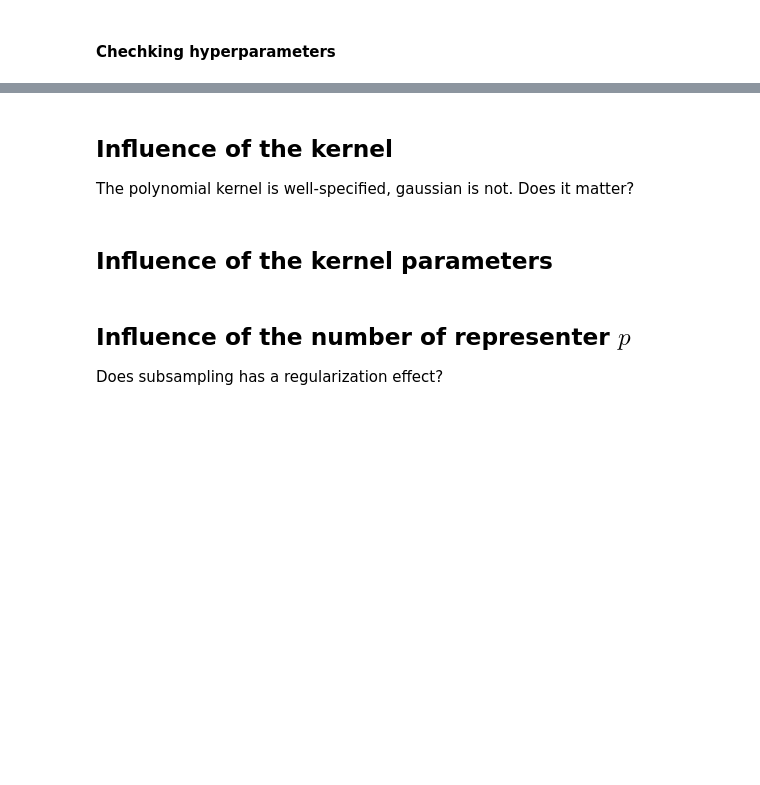
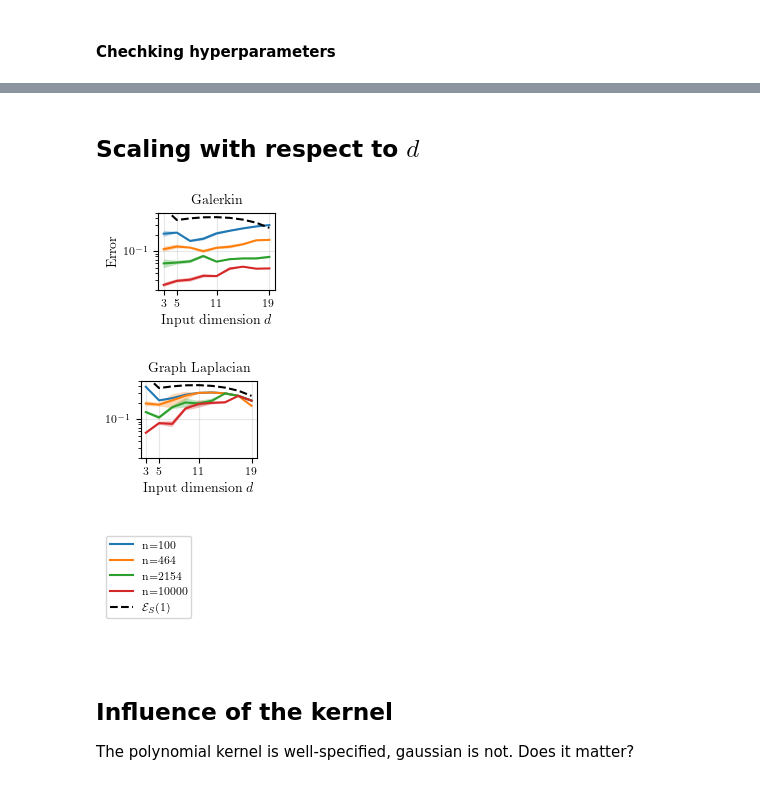
Before and after one commit to VivienCabannes/laplacian, a Jupyter notebook: grid/grid_res.ipynb, the cells around one changed output, grey strips where cells are left out. Saved outputs shown, nothing was run; the diff lists cells and outputs as text; code cells hidden in the pictures; blank space fills up the shorter version.

```diff
--- a/grid/grid_res.ipynb
+++ b/grid/grid_res.ipynb
@@ -228,19 +239,0 @@ for name in ['galerkin', 'graph_laplacian', 'graph_laplacian_special']:
-# %%
-for name in ['graph_laplacian']:
-    if name == 'graph_laplacian':
-        df = graph_lap_best
-    elif name == 'graph_laplacian_special':
-        df = graph_lap_special_best
-
-    fig, ax = plt.subplots(1, 1, figsize=(1.5, 1))
-    leg = []
-    for d in [3, 5, 11, 19]:
-        tmp = df[df.d == d]
-        a, = ax.plot(tmp.n.values, tmp.graph_laplacian.values)
-        ax.loglog()
-        leg.append(a)
-    ax.set_xlabel('$n$', fontsize=10)
-    ax.set_title('Graph Laplacian', fontsize=10)
-    ax.set_ylabel('Best parameter', fontsize=10)
-    ax.grid(alpha=.3)
-    # fig.savefig(f'{name}_param_varying_d.pdf', bbox_inches='tight')
@@ -308,8 +240,58 @@ graph_lap_special_p = graph_lap_special[graph_lap_special.p == 177].dropna()
+# %% [markdown]
+## Scaling with respect to $d$
+# %%
+ds = [3, 5, 7, 9, 11, 13, 15, 17, 19]
+error = np.empty(len(ds))
+ns = [100, 464, 2154, 10000]
+
+for i_d, d in enumerate(ds):
+    eigenvals = spherical_eigenvals(d, k)
+    eigenvals *= np.sum(eigenvals[1:]**(-1))
+    pred = np.ones(k)
+    pred /= np.sum(pred)
+    pred **= -1
+    pred -= eigenvals
+    error[i_d] = np.abs(pred).sum()
+    error[i_d] /= np.sum(eigenvals)
+
+for name in names:
+    if name == 'galerkin':
+        df = galerkin_best
+    elif name == 'graph_laplacian':
+        df = graph_lap_best
+    elif name == 'graph_laplacian_special':
+        df = graph_lap_special_best
+
+    fig, ax = plt.subplots(1, 1, figsize=(1.5, 1))
+    leg = []
+    for n in ns:
+        tmp = df[df.n == n]
+        a, = ax.plot(tmp.d.values, tmp.error.values)
+        ax.fill_between(tmp.d.values, tmp.error - tmp.error_std.values, tmp.error + tmp.error_std.values, alpha=.3)
+        leg.append(a)
+    if name == 'galerkin':
+        ax.set_ylabel('Error', fontsize=10)
+        ax.set_title('Galerkin', fontsize=10)
+    else:
+        ax.set_title('Graph Laplacian', fontsize=10)
+    a, = ax.plot(ds, error, '--', color='black')
+    leg.append(a)
+    ax.set_yscale('log')
+    ax.set_xlabel(r'Input dimension $d$', fontsize=10)
+    ax.set_xticks([3, 5, 11, 19])
+    ax.set_xticklabels(['3', '5', '11', '19'])
+    ax.set_ylim([2e-2, 5e-1])
+    ax.grid(alpha=.3)
+    # fig.savefig(f'{name}_varying_n.pdf', bbox_inches='tight')
+
+fig, ax = plt.subplots(1, 1, figsize=(1, 1.5))
+ax.legend(leg, ['n=100', 'n=464', 'n=2154', 'n=10000', r'${\cal E}_S(1)$'], fontsize=8, ncol=1)
+ax.set_axis_off()
+# fig.savefig(f'legend_varying_n.pdf', bbox_inches='tight')
+# %% [output]
+[figure, added]
+[figure, added]
+[figure, added]
 # %% [markdown]
 ## Influence of the kernel
 The polynomial kernel is well-specified, gaussian is not. Does it matter?
-# %% [markdown]
-## Influence of the kernel parameters
-# %% [markdown]
-## Influence of the number of representer $p$
-Does subsampling has a regularization effect?
```
Also changed, not shown: parts of 17 cells of this notebook, 8 other files.
